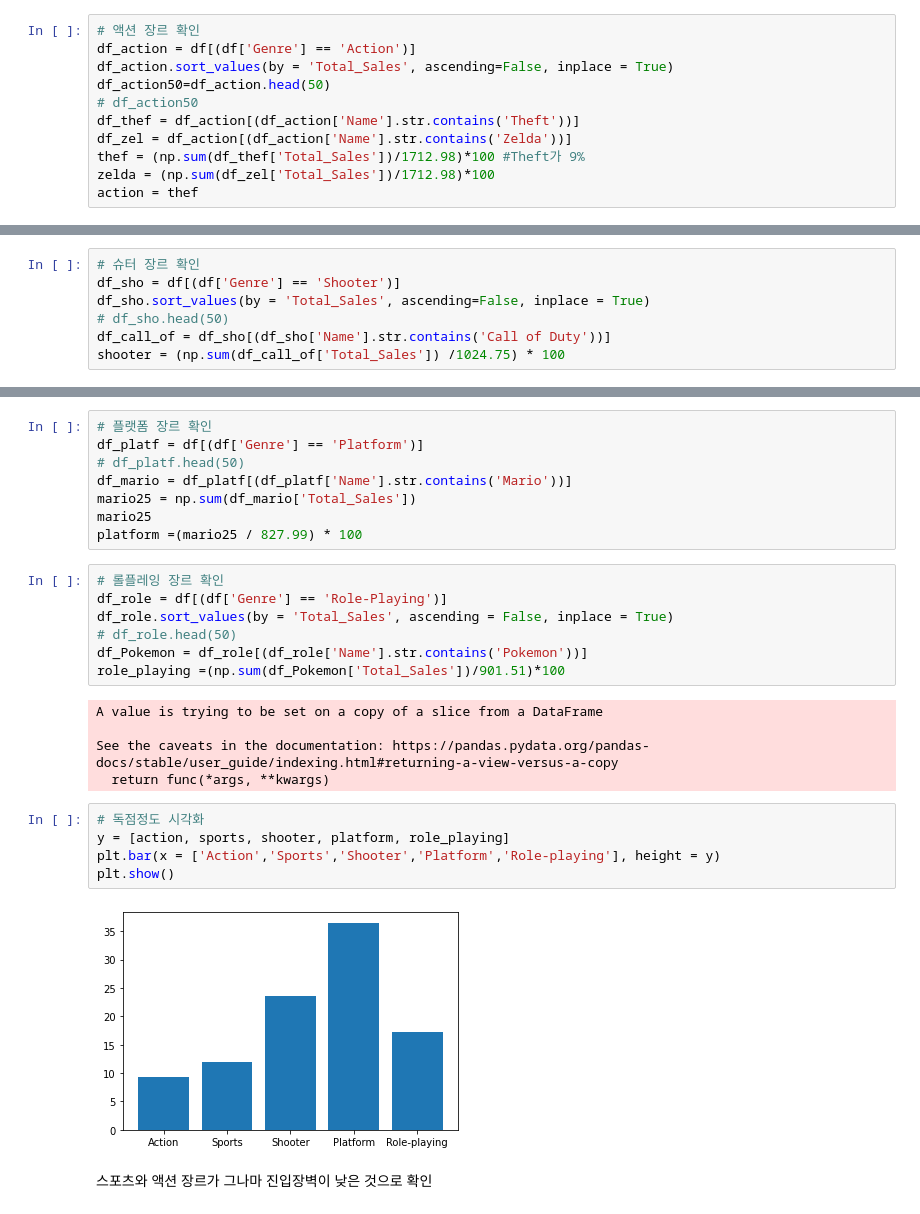
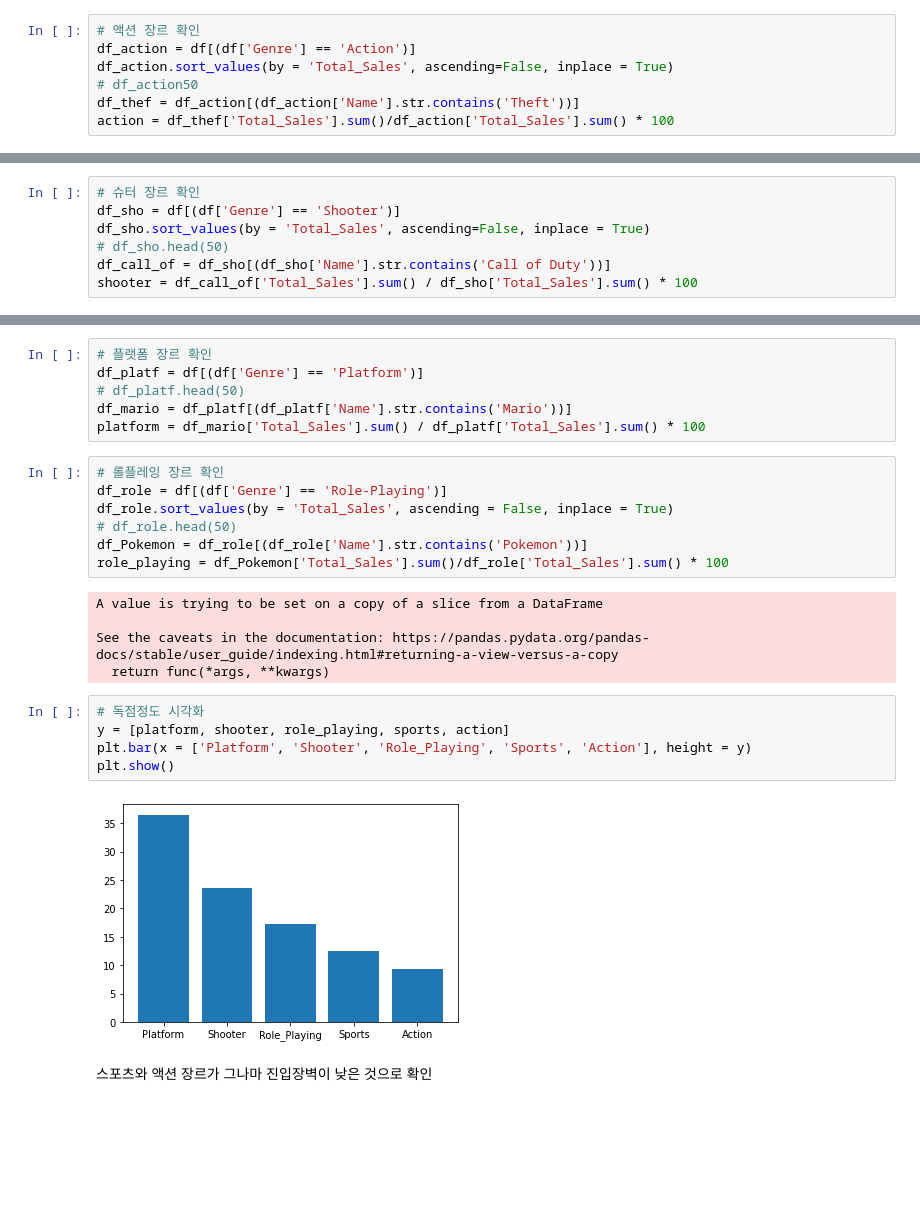
Before and after one commit to maengg/Section1_Poject, a Jupyter notebook: Section1_Project.ipynb, the cells around one changed output, grey strips where cells are left out. Drawn from its saved outputs; the diff is of its cells as text; blank space fills up the shorter version.

```diff
--- a/Section1_Project.ipynb
+++ b/Section1_Project.ipynb
@@ -313,13 +315,9 @@ See the caveats in the documentation: https://pandas.pydata.org/pandas-docs/stab
 # 액션 장르 확인
 df_action = df[(df['Genre'] == 'Action')]
 df_action.sort_values(by = 'Total_Sales', ascending=False, inplace = True)
-df_action50=df_action.head(50)
 # df_action50
 df_thef = df_action[(df_action['Name'].str.contains('Theft'))]
-df_zel = df_action[(df_action['Name'].str.contains('Zelda'))]
-thef = (np.sum(df_thef['Total_Sales'])/1712.98)*100 #Theft가 9%
-zelda = (np.sum(df_zel['Total_Sales'])/1712.98)*100
-action = thef
+action = df_thef['Total_Sales'].sum()/df_action['Total_Sales'].sum() * 100
 # %% [output]
 A value is trying to be set on a copy of a slice from a DataFrame
 
@@ -331,7 +329,7 @@ df_sho = df[(df['Genre'] == 'Shooter')]
 df_sho.sort_values(by = 'Total_Sales', ascending=False, inplace = True)
 # df_sho.head(50)
 df_call_of = df_sho[(df_sho['Name'].str.contains('Call of Duty'))]
-shooter = (np.sum(df_call_of['Total_Sales']) /1024.75) * 100
+shooter = df_call_of['Total_Sales'].sum() / df_sho['Total_Sales'].sum() * 100
 # %% [output]
 A value is trying to be set on a copy of a slice from a DataFrame
 
@@ -342,16 +340,14 @@ See the caveats in the documentation: https://pandas.pydata.org/pandas-docs/stab
 df_platf = df[(df['Genre'] == 'Platform')]
 # df_platf.head(50)
 df_mario = df_platf[(df_platf['Name'].str.contains('Mario'))]
-mario25 = np.sum(df_mario['Total_Sales'])
-mario25
-platform =(mario25 / 827.99) * 100
+platform = df_mario['Total_Sales'].sum() / df_platf['Total_Sales'].sum() * 100
 # %%
 # 롤플레잉 장르 확인
 df_role = df[(df['Genre'] == 'Role-Playing')]
 df_role.sort_values(by = 'Total_Sales', ascending = False, inplace = True)
 # df_role.head(50)
 df_Pokemon = df_role[(df_role['Name'].str.contains('Pokemon'))]
-role_playing =(np.sum(df_Pokemon['Total_Sales'])/901.51)*100
+role_playing = df_Pokemon['Total_Sales'].sum()/df_role['Total_Sales'].sum() * 100
 # %% [output]
 A value is trying to be set on a copy of a slice from a DataFrame
 
@@ -359,11 +355,11 @@ See the caveats in the documentation: https://pandas.pydata.org/pandas-docs/stab
   return func(*args, **kwargs)
 # %%
 # 독점정도 시각화
-y = [action, sports, shooter, platform, role_playing]
-plt.bar(x = ['Action','Sports','Shooter','Platform','Role-playing'], height = y)
+y = [platform, shooter, role_playing, sports, action]
+plt.bar(x = ['Platform', 'Shooter', 'Role_Playing', 'Sports', 'Action'], height = y)
 plt.show()
 # %% [output]
-[figure, old version]
+[figure, new version]
 # %% [markdown]
 스포츠와 액션 장르가 그나마 진입장벽이 낮은 것으로 확인
 # %% [markdown]
```
Also changed, not shown: parts of 3 cells of this notebook.
